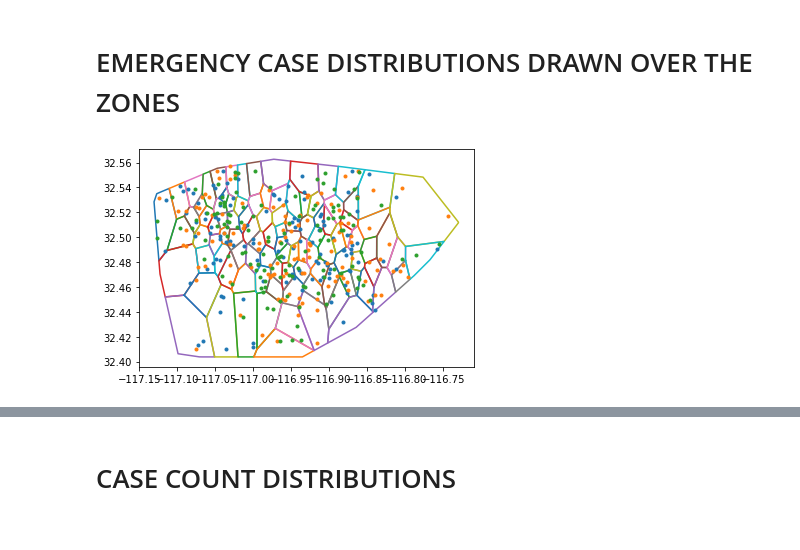
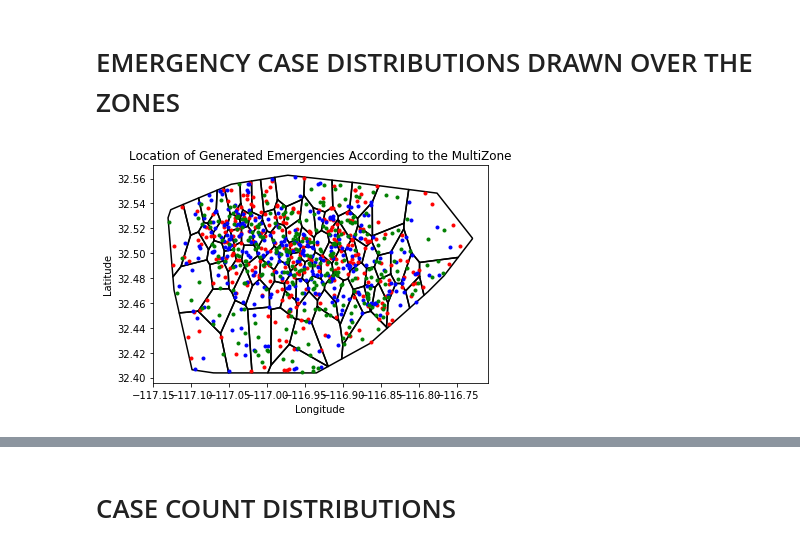
Before and after one commit to EMSTrack/Algorithms, a Jupyter notebook: rct-simulation-v3-everything.ipynb, the cells around one changed output, grey strips where cells are left out. Cells and saved outputs as stored; diff of their text form; code cells hidden in the pictures.

```diff
--- a/rct-simulation-v3-everything.ipynb
+++ b/rct-simulation-v3-everything.ipynb
@@ -132,24 +132,35 @@ tj-disaster-weighted-dispatch/processed_cases.csv
 # %% [markdown]
 # EMERGENCY CASE DISTRIBUTIONS DRAWN OVER THE ZONES
 # %%
+title = "Location of Generated Emergencies According to the MultiZone"
+plt.figure(title)
+plt.title(title)
+plt.xlabel("Longitude")
+plt.ylabel("Latitude")
+
+
 # Read the polygons and draw the matplotlibs. Return lat longs, as longs lats (xs ys)
 xs = yaml.full_load(open('../longitudes.yaml'))
 ys = yaml.full_load(open('../latitudes.yaml'))
 
+
+
 for i in range(len(xs)):
-    plt.plot(xs[i] + [xs[i][0]], ys[i] + [ys[i][0]])
+    plt.plot(xs[i] + [xs[i][0]], ys[i] + [ys[i][0]],  '-', color='black')
 
 
 # processed cases for each simulation
 cases = {k:v for k,v in dataset.items() if "processed_cases" in k}
 
 gen_cases = {filename: cases[filename] for filename in cases if "best-travel" in filename}
 
+colors = ['green', 'blue', 'red']
+
 for cases in gen_cases.values():
-    plt.plot(cases.longitude, cases.latitude, '.')
+    plt.plot(cases.longitude, cases.latitude, '.', color=colors.pop())
 plt.show()
 # %% [output]
-[figure, old version]
+[figure, new version]
 # %%
 # processed cases for each simulation
 cases = {k:v for k,v in dataset.items() if "processed_cases" in k}
```
Also changed, not shown: parts of 17 cells of this notebook, 1 other file.
